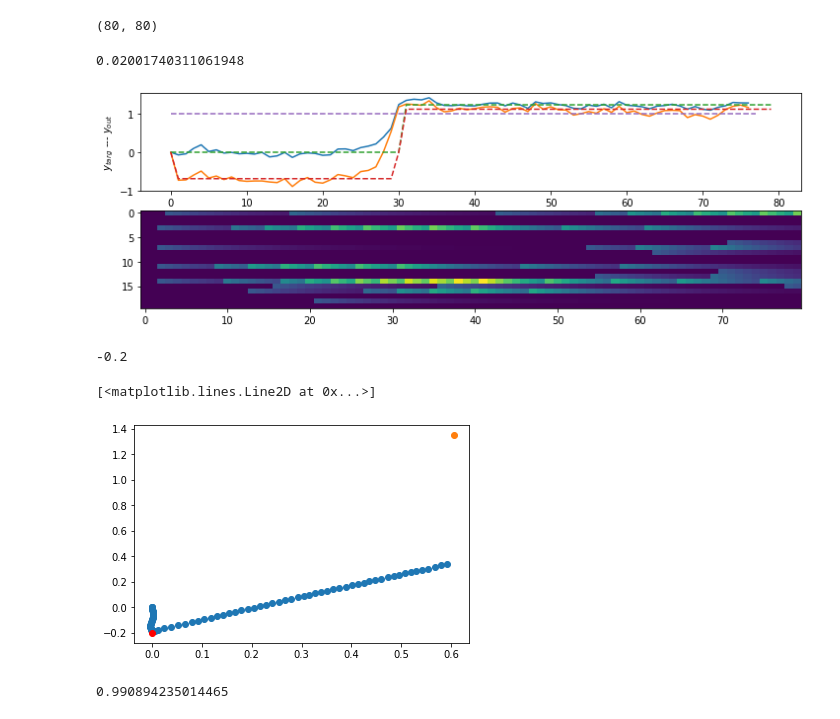
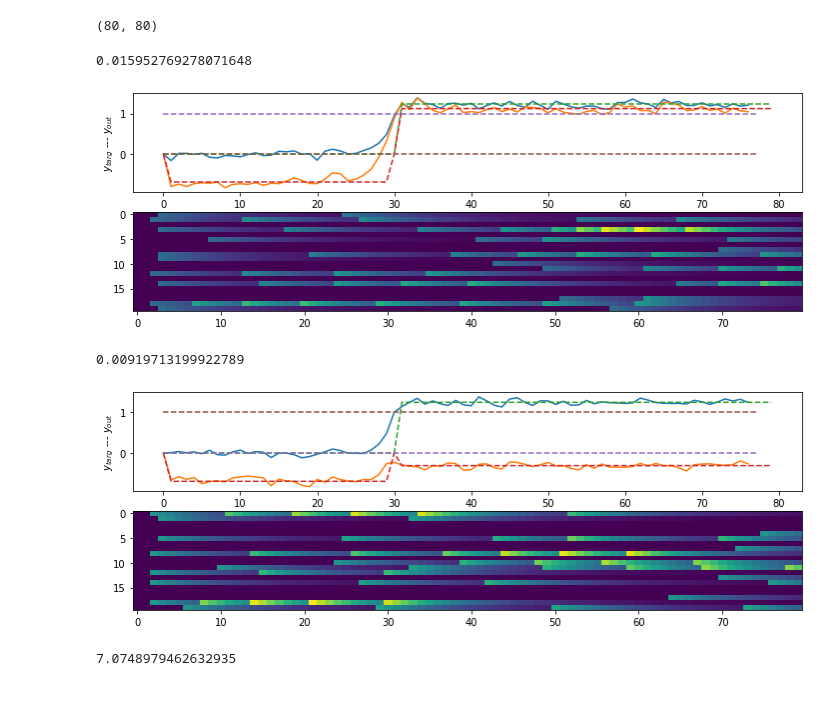
Before and after one commit to cristianocapone/LTTB, a Jupyter notebook: ButtonAndFood/ButtonAndFood.ipynb, the cells around one changed output. Saved outputs shown, nothing was run; the diff lists cells and outputs as text; code cells hidden in the pictures.

```diff
--- a/ButtonAndFood/ButtonAndFood.ipynb
+++ b/ButtonAndFood/ButtonAndFood.ipynb
@@ -130,7 +131,7 @@ beta_ro = np.exp(-dt/tau_ro)
 beta_targ = np.exp(-dt/tau_star)
 beta_W = np.exp(-dt/tau_W)
 
-sigma_context = 20.
+sigma_context = 0.
 sigma_targ = 5.#10**1.5
 sigma_in = 12.
 
@@ -151,7 +152,7 @@ Ni = 100
 N = Ne+Ni
 
 
-n_contexts = 1
+n_contexts = 2
 
 # Here we build the dictionary of the simulation parameters
 par = {'dt' : dt, 'tau_m' : tau_m, 'tau_s' : tau_s, 'tau_ro' : tau_ro, 'tau_star' : tau_star,'tau_W' : tau_W,
@@ -264,6 +266,8 @@ for iter in range(nIterRec):
             lttb.cont = lttb.cont*0
             lttb.cont[cont_index] = 1
 
+
+            lttb.I_clock = lttb.I_clock_collection[cont_index]
             lttb.y_targ = lttb.y_targ_collection[cont_index]
 
             lttb.initialize(par)
@@ -301,6 +315,8 @@ for cont_index in range(n_contexts):
 
     lttb.cont = lttb.cont*0
     lttb.cont[cont_index] = 1
+
+    lttb.I_clock = lttb.I_clock_collection[cont_index]
 
     lttb.y_targ = lttb.y_targ_collection[cont_index]
 
@@ -317,33 +333,35 @@ for cont_index in range(n_contexts):
             #lttb.cont = lttb.cont*0.1
             #lttb.cont[0] = 1
         context.append(lttb.cont)
 
         lttb.step(apicalFactor = apicalFactor)
 
     SR = lttb.S_filtRO[:,1:-2]#lttb.B_filt_rec[:,1:-2]#
     Y = lttb.Jout@SR
     mse_rec_train = np.std(lttb.y_targ[:,1:-2] - Y)**2
 
     print(mse_rec_train)
 
 #mse, Y = lttb.train_ro(par,out_epochs = 1)
 
     plt.figure(figsize=(12, 4))
     plt.subplot(211)
     plt.plot(Y.T)
     plt.plot(lttb.y_targ.T,'--')
     plt.plot(np.array(context),'--')
 
     plt.xlabel('time(s)')
     plt.ylabel('$y_{targ}$ --- $y_{out}$')
     plt.subplot(212)
     plt.imshow(lttb.S_filtRO[0:20,:],aspect='auto')
 
     #plt.subplot(313)
     #plt.imshow(lttb.S_wind[0:20,:],aspect='auto')
 
     plt.show()
 # %% [output]
-0.02001740311061948
+0.015952769278071648
-[figure, old version]
+[figure, new version]
+0.00919713199922789
+[figure, added]
 # %%
@@ -374,19 +397,7 @@ for t in range (par['T']-2):
     R = max (R, r)
 
     if done: break
-# %%
-train_bttns[0][1]
-# %% [output]
--0.2
-# %%
-plt.figure()
-plt.plot(trajectory[0],trajectory[1],'o')
-plt.plot(train_targs[0][0],train_targs[0][1],'o')
-plt.plot(train_bttns[0][0],train_bttns[0][1],'ro')
-# %% [output]
-[<matplotlib.lines.Line2D at 0x...>]
-[figure, removed]
-# %%
-R
-# %% [output]
-0.990894235014465
+# %%
+R
+# %% [output]
+7.0748979462632935
```
Also changed, not shown: parts of 7 cells of this notebook, 1 other file.
